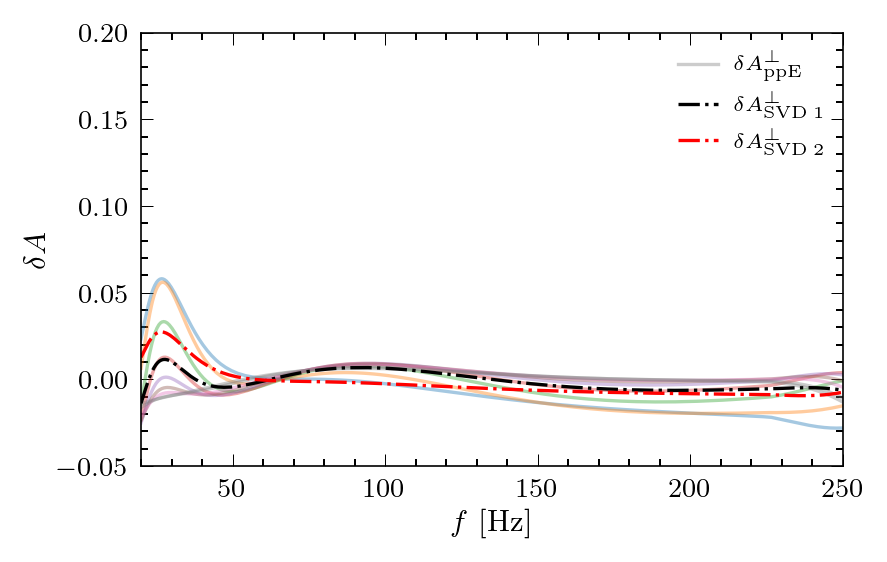
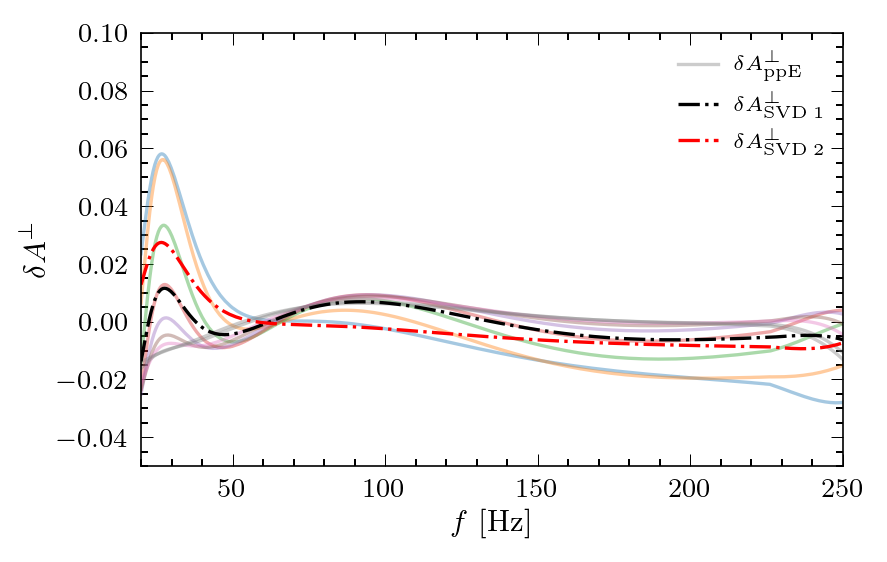
The change to this notebook cell's code, shown as a diff; its figure went from the first image to the second:
--- before
+++ after
@@ -17,9 +17,10 @@
 
 plt.xlim(20, 250)
-plt.ylim(-0.05,0.2)
+plt.ylim(-0.05,0.1)
 plt.legend(loc=1)
 
 plt.xlabel(r"$f$ [Hz]") 
-plt.ylabel(r"$\delta A$") 
+plt.ylabel(r"$\delta A^\perp$") 
+# plt.savefig(datestr + "-svd-example-refactored-amplitude.pdf", bbox_inches='tight', pad_inches=0) 
 
 

Commit: edits to the amplitude svd figure